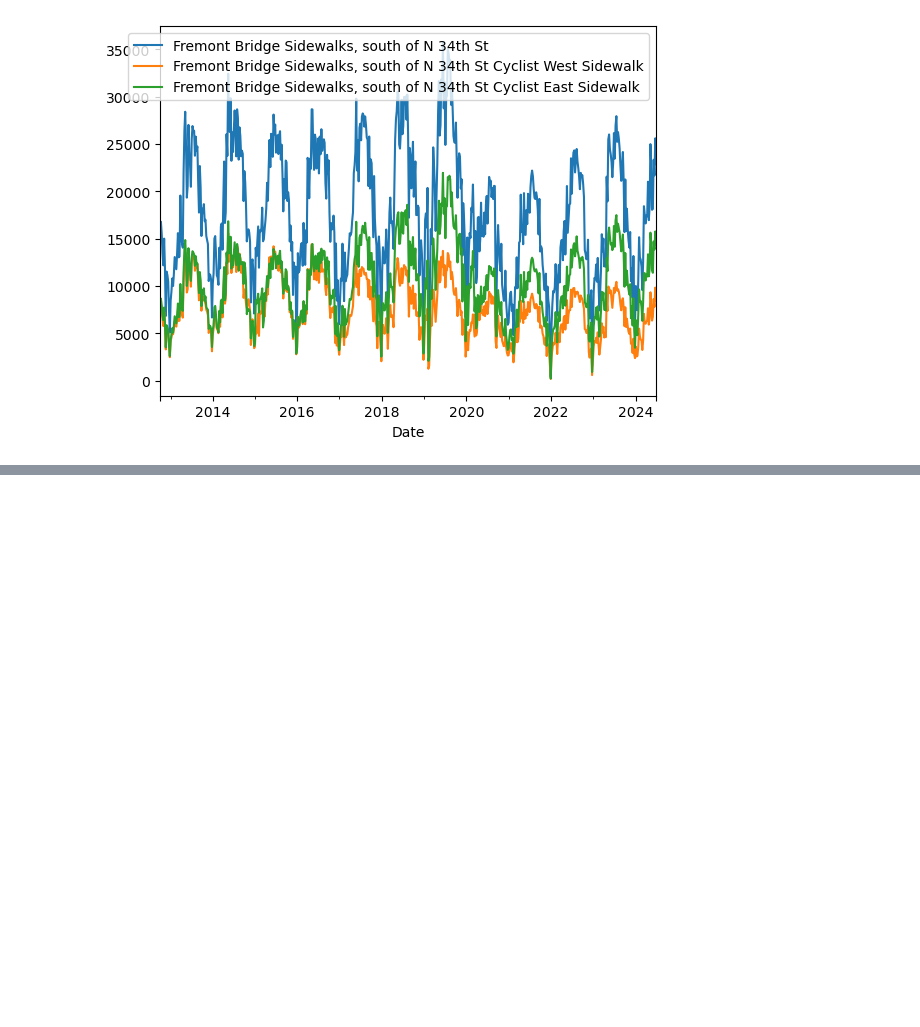
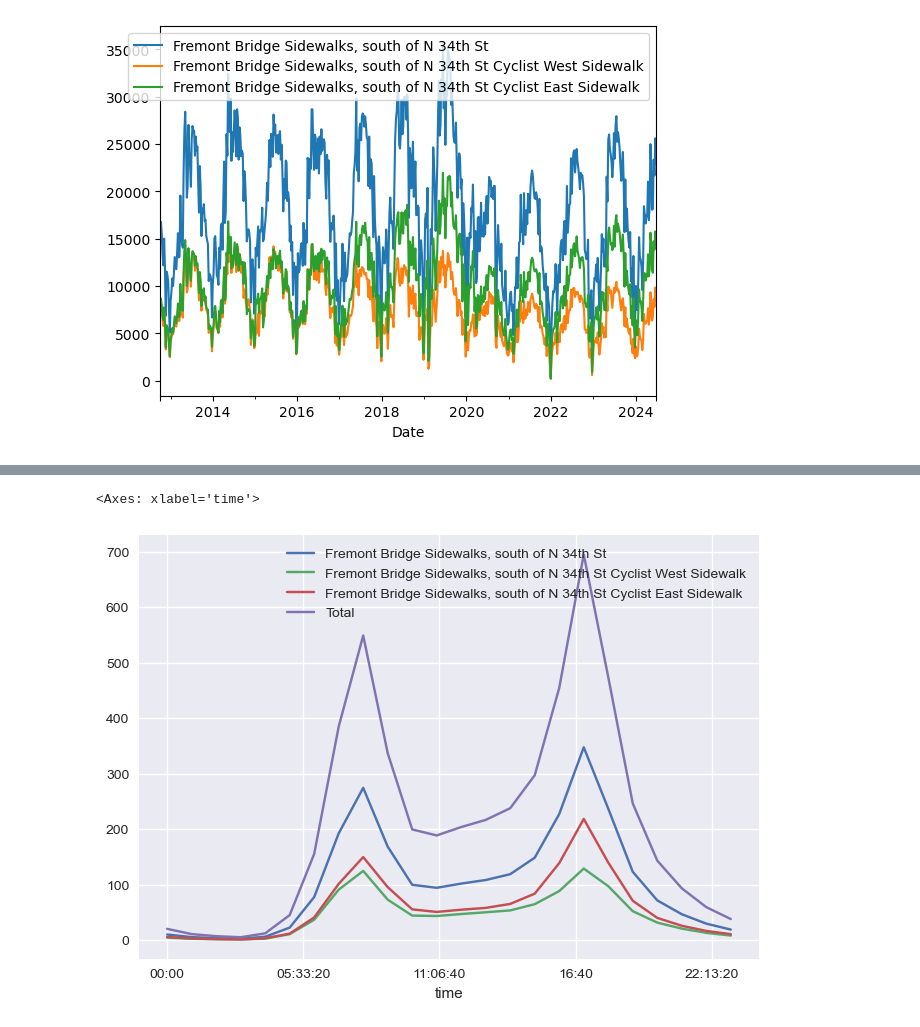
Before and after one commit to alishanstyles/Projects, a Jupyter notebook: Documents/coding-temple/Fremont Bridge Bicylce Counter/startercode.ipynb, the cells around one changed output, grey strips where cells are left out. Drawn from its saved outputs; the diff is of its cells as text; code cells hidden in the pictures; blank space fills up the shorter version.

```diff
--- a/Documents/coding-temple/Fremont Bridge Bicylce Counter/startercode.ipynb
+++ b/Documents/coding-temple/Fremont Bridge Bicylce Counter/startercode.ipynb
@@ -36,0 +50,5 @@ df.resample('W').sum().plot();
+# %%
+df.groupby(df.index.time).mean().plot()
+# %% [output]
+<Axes: xlabel='time'>
+[figure, added]
```
Also changed, not shown: parts of 4 cells of this notebook.
